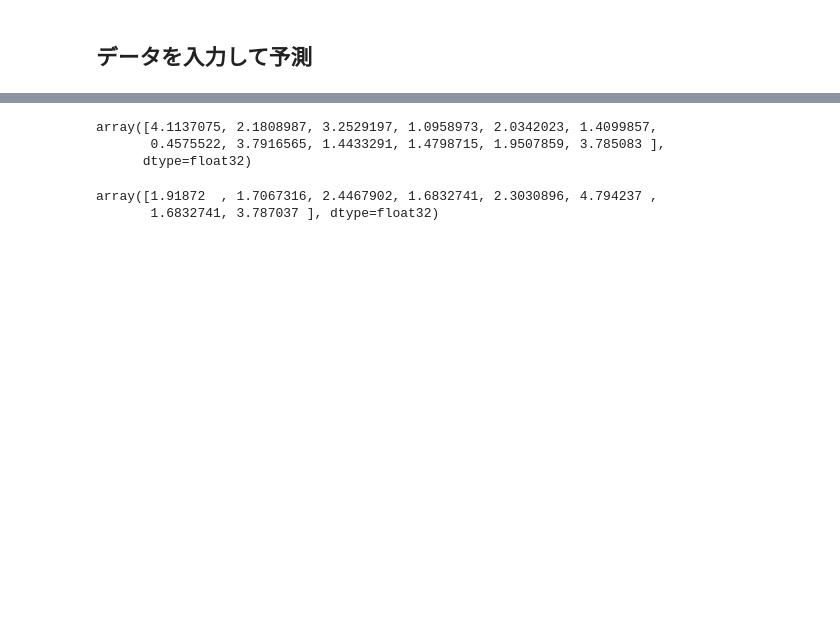
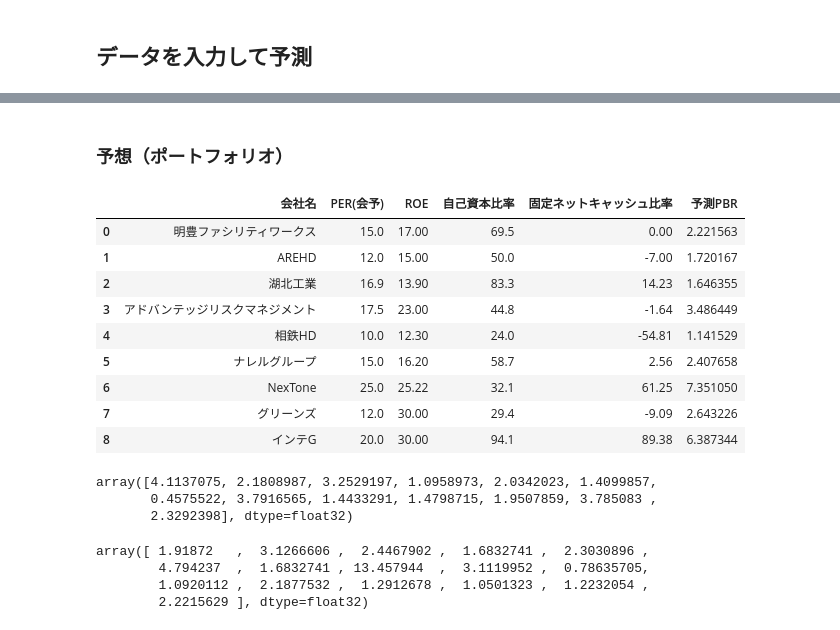
Before and after one commit to yoshi-fund/Predict-PBR, a Jupyter notebook: pbr/xgb-PBR-Model.ipynb, the cells around one changed output, grey strips where cells are left out. Saved outputs shown, nothing was run; the diff lists cells and outputs as text; code cells hidden in the pictures; blank space fills up the shorter version.

```diff
--- a/pbr/xgb-PBR-Model.ipynb
+++ b/pbr/xgb-PBR-Model.ipynb
@@ -687,3 +691,56 @@ result_df
+# %% [markdown]
+### 予想（ポートフォリオ）
+# %%
+import pandas as pd
+import numpy as np
+
+# 会社名
+company_names = ['明豊ファシリティワークス', 'AREHD', '湖北工業', 'アドバンテッジリスクマネジメント', '相鉄HD',
+                 'ナレルグループ', 'NexTone', 'グリーンズ', 'インテG']
+
+# 特徴量データ 予想PER, ROE, 自己資本比率, 固定ネットキャッシュ比率,)
+X_new = np.array([
+    [15, 17, 69.5, 0],      # 明豊ファシリティワークス
+    [12, 15, 50, -7],       # AREHD
+    [16.9, 13.9, 83.3, 14.23],      # 湖北工業
+    [17.5, 23, 44.8, -1.64],   # アドバンテッジリスクマネジメント
+    [10.0, 12.3, 24.0, -54.81],   # 相鉄HD
+    [15, 16.2, 58.7, 2.56],    # ナレルグループ
+    [25, 25.22, 32.1, 61.25], # NexTone
+    [12, 30, 29.4, -9.09], # グリーンズ
+    [20, 30, 94.1, 89.38], # インテG
+])
+
+# 特徴量名 (4つに合わせる)
+feature_names = list(X.columns)
+
+# 標準化 (既存のsc = StandardScalerを使う)
+X_new_sc = sc.transform(X_new)
+
+# PBR予測
+lr_pred = pipe_lr.predict(X_new_sc)
+
+# データフレーム化
+result_df = pd.DataFrame(X_new, columns=feature_names)
+result_df['会社名'] = company_names
+result_df['予測PBR'] = lr_pred
+
+# 列の順序を並べ替え（会社名を先頭）
+result_df = result_df[['会社名'] + feature_names + ['予測PBR']]
+
+# 表示
+result_df
+# %% [output]
+|  | 会社名 | PER(会予) | ROE | 自己資本比率 | 固定ネットキャッシュ比率 | 予測PBR |
+| 0 | 明豊ファシリティワークス | 15.0 | 17.00 | 69.5 | 0.00 | 2.221563 |
+| 1 | AREHD | 12.0 | 15.00 | 50.0 | -7.00 | 1.720167 |
+| 2 | 湖北工業 | 16.9 | 13.90 | 83.3 | 14.23 | 1.646355 |
+| 3 | アドバンテッジリスクマネジメント | 17.5 | 23.00 | 44.8 | -1.64 | 3.486449 |
+| 4 | 相鉄HD | 10.0 | 12.30 | 24.0 | -54.81 | 1.141529 |
+| 5 | ナレルグループ | 15.0 | 16.20 | 58.7 | 2.56 | 2.407658 |
+| 6 | NexTone | 25.0 | 25.22 | 32.1 | 61.25 | 7.351050 |
+| 7 | グリーンズ | 12.0 | 30.00 | 29.4 | -9.09 | 2.643226 |
+| 8 | インテG | 20.0 | 30.00 | 94.1 | 89.38 | 6.387344 |
 # %%
 # 特徴量データ (PER(会予), ROE, 自己資本比率, 固定ネットキャッシュ比率)
 
@@ -700,6 +757,8 @@ X_new = np.array([
      [8.5, 14.8, 45, 13.34], # CSS HD
      [13.7, 10.5, 71.1, 35.82], # ウィッツ
      [6.7, 35, 29.4, -9.09],
+     [16, 11.8, 47.9, -10.01], # エリアリンク
+
 ])
 
 
@@ -710,20 +769,28 @@ lr_pred = pipe_lr.predict(X_new_sc)
 lr_pred
 # %% [output]
 array([4.1137075, 2.1808987, 3.2529197, 1.0958973, 2.0342023, 1.4099857,
-       0.4575522, 3.7916565, 1.4433291, 1.4798715, 1.9507859, 3.785083 ],
-      dtype=float32)
+       0.4575522, 3.7916565, 1.4433291, 1.4798715, 1.9507859, 3.785083 ,
+       2.3292398], dtype=float32)
 # %%
 # 特徴量データ (PER(会予), ROE, 自己資本比率, 固定ネットキャッシュ比率)
 
 X_new = np.array([
      [17, 11.8, 17.2, -37.14],  # NexTone(ROE抑えめ)
-     [15.6, 13.88, 81.68, 24.47], # 湖北工業(24.12通期)
+     [15.6, 20, 75, 24.47], # 湖北工業(24.12通期)
      [15.6, 15, 50, 40], # 湖北工業（改善後）
      [12.2, 19.03, 44.8, -1.64],
      [6.7, 30, 29.4, -9.09], # グリーンズ
      [6.7, 30, 45, 50],
      [12.2, 19.03, 44.8, -1.64],
-     [14, 19.03, 50, 50]
+     [36, 39, 52.9, 36.29],
+     [15.6, 23.62, 54.9, -9.38], # カチタス
+     [7.4, 8.6, 34.6, -37.35], # コーナン商事
+     [16.2, 6.8, 69.8, 7.23], # スカパー
+     [17, 14.3, 35.7, 0.23], # 大成建設
+     [12.9, 10, 36.4, -3.62], # 鹿島建設
+     [15, 6.5, 49.2, -18.56], # 日本製鐵
+     [10.9, 13.5, 31.2, -20.69], # ANA HD
+     [15, 17, 69.5, 0],
 ])
 
 
@@ -733,5 +800,7 @@ lr_pred = pipe_lr.predict(X_new_sc)
 
 lr_pred
 # %% [output]
-array([1.91872  , 1.7067316, 2.4467902, 1.6832741, 2.3030896, 4.794237 ,
-       1.6832741, 3.787037 ], dtype=float32)
+array([ 1.91872   ,  3.1266606 ,  2.4467902 ,  1.6832741 ,  2.3030896 ,
+        4.794237  ,  1.6832741 , 13.457944  ,  3.1119952 ,  0.78635705,
+        1.0920112 ,  2.1877532 ,  1.2912678 ,  1.0501323 ,  1.2232054 ,
+        2.2215629 ], dtype=float32)
```
Also changed, not shown: parts of 5 cells of this notebook, 2 other files.
